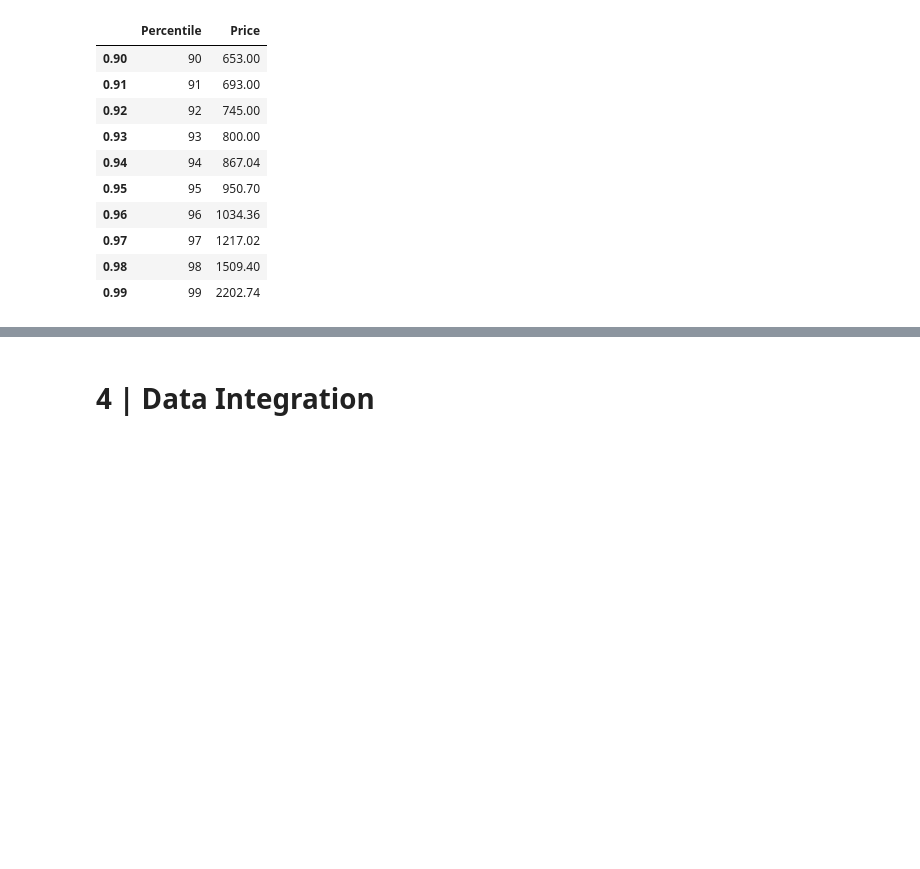
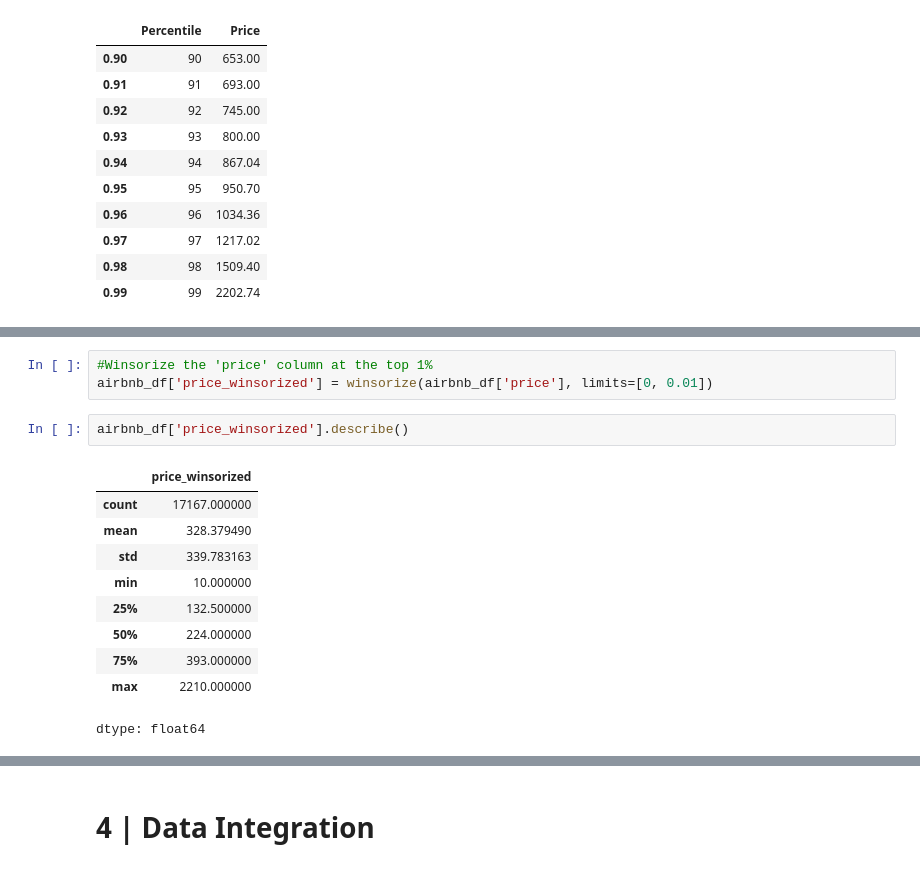
Before and after one commit to SallyPosey/DW_app, a Jupyter notebook: Real_Final_Project.ipynb, the cells around one changed output, grey strips where cells are left out. Drawn from its saved outputs; the diff is of its cells as text; blank space fills up the shorter version.

```diff
--- a/Real_Final_Project.ipynb
+++ b/Real_Final_Project.ipynb
@@ -146,0 +164,16 @@ memory usage: 2.2+ MB
+# %%
+#Winsorize the 'price' column at the top 1%
+airbnb_df['price_winsorized'] = winsorize(airbnb_df['price'], limits=[0, 0.01])
+# %%
+airbnb_df['price_winsorized'].describe()
+# %% [output]
+|  | price_winsorized |
+| count | 17167.000000 |
+| mean | 328.379490 |
+| std | 339.783163 |
+| min | 10.000000 |
+| 25% | 132.500000 |
+| 50% | 224.000000 |
+| 75% | 393.000000 |
+| max | 2210.000000 |
+dtype: float64
```
Also changed, not shown: parts of 9 cells of this notebook.
